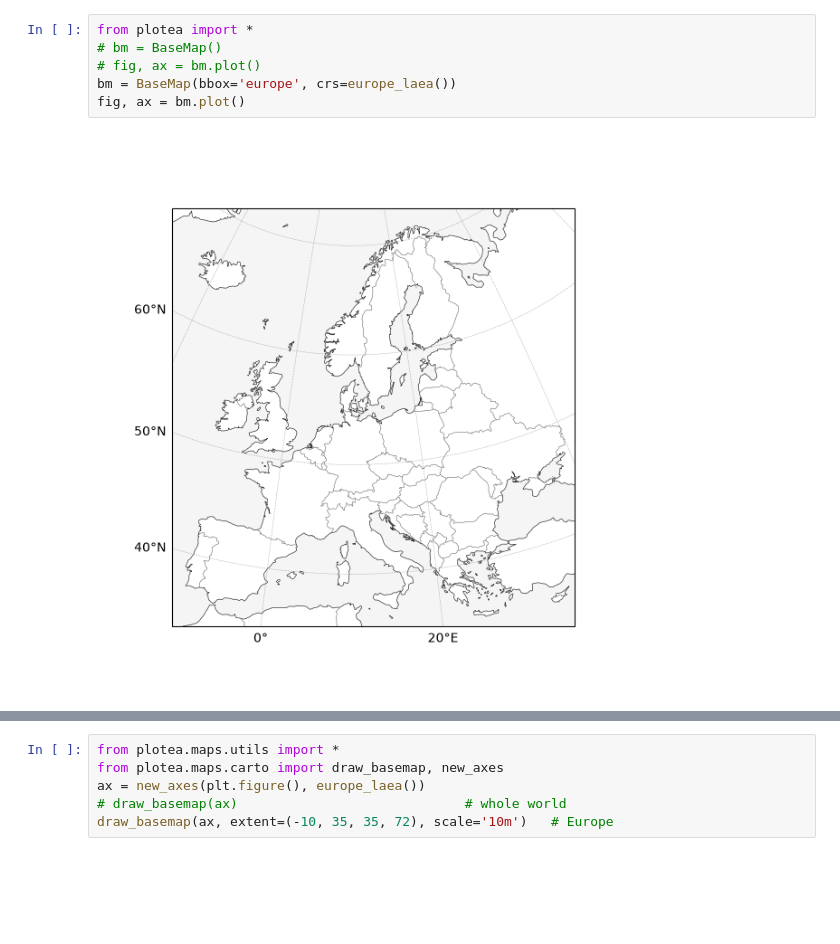
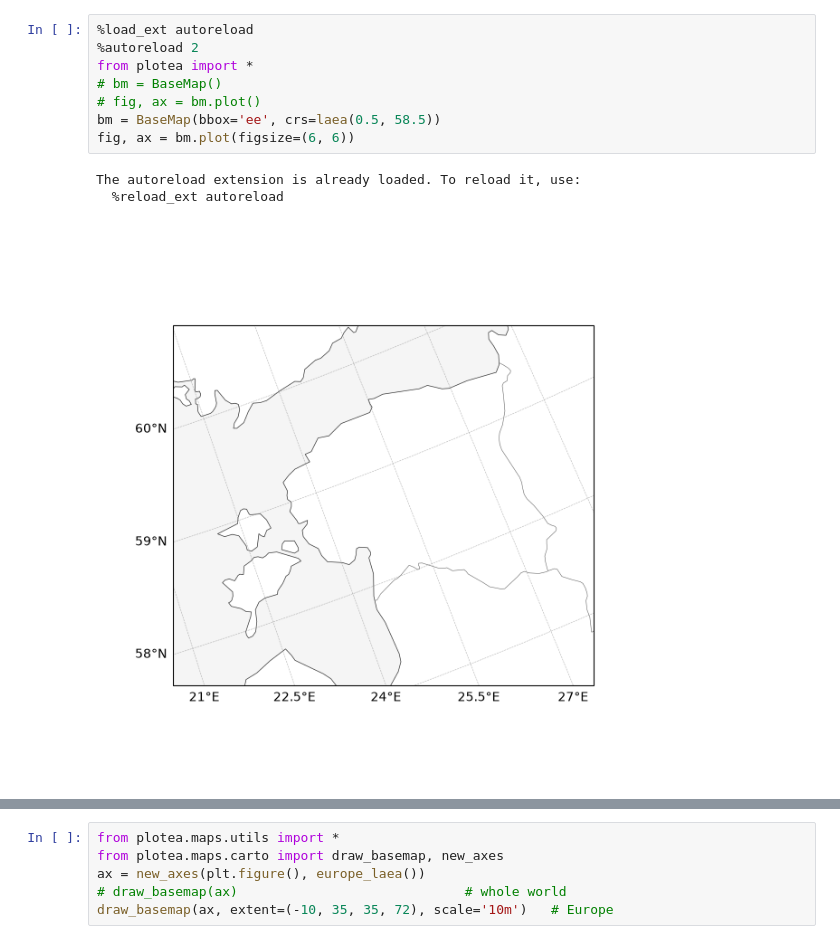
Before and after one commit to kmch/ploTea, a Jupyter notebook: notebooks/plotea.ipynb, the cells around one changed output, grey strips where cells are left out. Cells and saved outputs as stored; diff of their text form; blank space fills up the shorter version.

```diff
--- a/notebooks/plotea.ipynb
+++ b/notebooks/plotea.ipynb
@@ -1,8 +1,12 @@
 # %%
+%load_ext autoreload
+%autoreload 2
 from plotea import *
 # bm = BaseMap()
 # fig, ax = bm.plot()
-bm = BaseMap(bbox='europe', crs=europe_laea())
-fig, ax = bm.plot()
+bm = BaseMap(bbox='ee', crs=laea(0.5, 58.5))
+fig, ax = bm.plot(figsize=(6, 6))
 # %% [output]
+The autoreload extension is already loaded. To reload it, use:
+  %reload_ext autoreload
-[figure, old version]
+[figure, new version]
```
Also changed, not shown: parts of 1 cell of this notebook, 11 other files.
